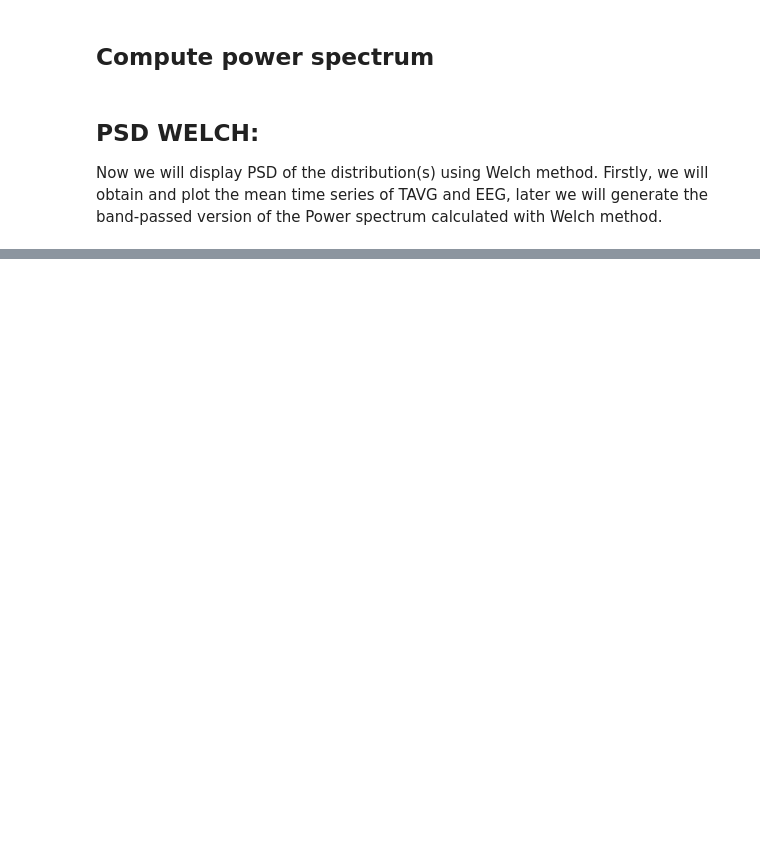
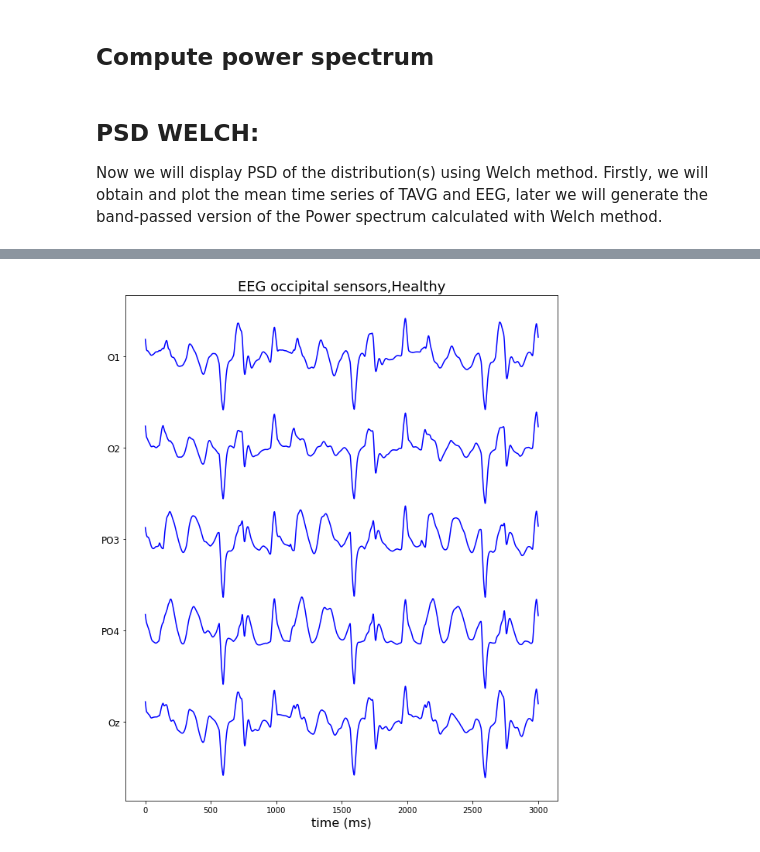
Before and after one commit to LoreAma/Code_AD_simulations, a Jupyter notebook: AD_model_with_stimulus.ipynb, the cells around one changed output, grey strips where cells are left out. Saved outputs shown, nothing was run; the diff lists cells and outputs as text; code cells hidden in the pictures; blank space fills up the shorter version.

```diff
--- a/AD_model_with_stimulus.ipynb
+++ b/AD_model_with_stimulus.ipynb
@@ -742,0 +627,86 @@ plt.show()
+# %%
+#Load connectivity
+conn =  connectivity.Connectivity.from_file('connectivity_76.zip')
+
+#We determine model parameters as explained in the paper (eqs 2 and 3)
+weightval_arr = np.linspace(0,2,n_steps)
+aval_arr = np.linspace(0.109,0.112,n_steps)
+bval_arr = np.linspace(0.030,0.025,n_steps)
+
+ttavg_stim, tavg_healthy_stim, teeg_stim, eeg_healthy_stim = Simulate(weightval = weightval_arr[23] , aval = aval_arr[7], bval = bval_arr[7],
+                                                con = conn, stimulus = stimulus, sim_time = 4000) #Less simulated time needed
+ttavg_stim, tavg_healthy_stim, teeg_stim, eeg_healthy_stim = preprocess(ttavg_stim, tavg_healthy_stim, teeg_stim, eeg_healthy_stim)
+
+
+ttavg_stim, tavg_CD_stim, teeg_stim, eeg_CD_stim = Simulate(weightval = weightval_arr[22] , aval = aval_arr[48], bval = bval_arr[48],
+                                                con = conn, stimulus = stimulus, sim_time = 4000) #Less simulated time needed
+ttavg_stim, tavg_CD_stim, teeg_stim, eeg_CD_stim = preprocess(ttavg_stim, tavg_CD_stim, teeg_stim, eeg_CD_stim)
+
+
+
+datas_stim = {'data_healthy': {'tavg': tavg_healthy_stim, 'eeg': eeg_healthy_stim, 'label': 'Healthy', 'color': 'blue'},
+         'data_AD': {'tavg': tavg_CD_stim, 'eeg': eeg_CD_stim,  'label': 'CD', 'color': 'red'}}
+
+#Occipital EEG channels
+chlist_occipital = [30,32,33,8,9]
+display_time = sim_time - 2000
+
+
+
+for key, value in datas_stim.items():
+    tavg_stim = value['tavg']
+    eeg_stim = value['eeg']
+    label = value['label']
+    color = value['color']
+
+    #Plot EEG
+    plt.figure(figsize=(10,12))
+    plt.plot(teeg_stim[:display_time], eeg_stim[:display_time, 0, chlist_occipital, 0] + np.r_[:(len(chlist_occipital))], color = color)
+    plt.yticks(np.r_[:len(chlist_occipital)], mon_EEG.sensors.labels[chlist_occipital], fontsize = 12)
+    plt.title("EEG occipital sensors," + label, fontsize = 18)
+    plt.xlabel('time (ms)', fontsize = 16)
+    plt.show()
+
+
+
+################################## USEFUL ONLY WHEN STIMULUS IS APPLIED ###################################################
+
+#1500 is stimulus onset
+onset_stim = 1500
+mask1 = onset_stim + 60
+mask2  = onset_stim + 150
+
+
+
+chlist_occipital = [30,32,33,8,9]
+
+chlist = chlist_occipital
+
+
+
+plt.figure(figsize=(10,10))
+for key, value in datas_stim.items():
+
+    tavg_stim = value['tavg']
+    eeg_stim = value['eeg']
+    label = value['label']
+    color = value['color']
+
+    mean_n1 = mean_channels(mask1,mask2,eeg_stim,chlist)
+    std_n1 =  std_channels(mask1,mask2,eeg_stim,chlist)
+
+    plt.plot(teeg_stim[mask1:mask2], mean_n1, color = color, linewidth = 3, alpha = 0.55, label =  label)
+    plt.fill_between(teeg_stim[mask1:mask2], mean_n1 + std_n1, mean_n1 - std_n1, color = color, linewidth = 3, alpha = 0.35 )
+
+    print(label, 'N1 depth is:', np.min(mean_n1))
+
+plt.gca().spines['top'].set_visible(False)
+plt.gca().spines['right'].set_visible(False)
+plt.title("Simulated N1 component", fontsize = 29)
+plt.xlabel('Time (ms)', fontsize = 29)
+plt.ylabel(r'Voltage (10 $\mu$V)', fontsize = 29)
+plt.xticks([mask1,mask2], [mask1-onset_stim,mask2-onset_stim], fontsize = 22) #1500 is stimulus onset
+plt.yticks(fontsize = 22)
+plt.legend(fontsize = 29)
+plt.show()
+# %% [output]
@@ -742,0 +718 @@ plt.show()
+[figure, added]
```
Also changed, not shown: parts of 17 cells of this notebook.
